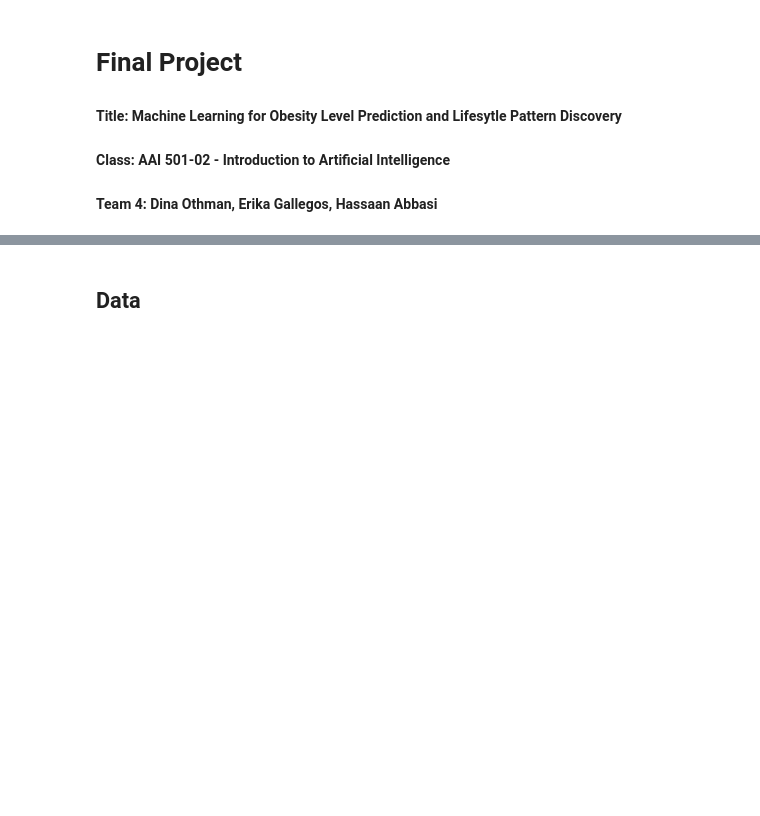
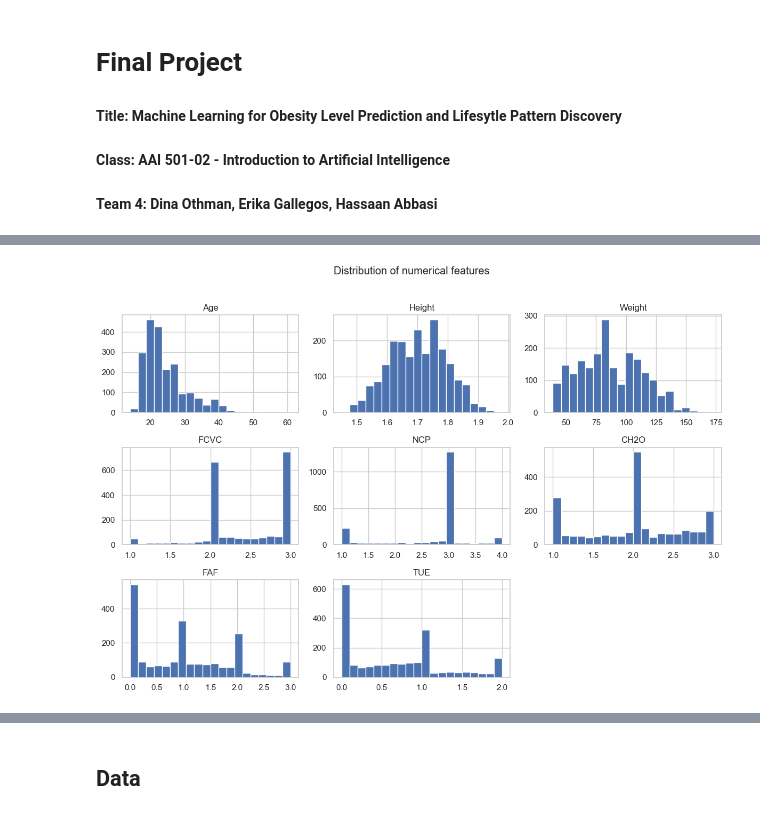
Before and after one commit to hassaanabbasi98/ProjectAAI-501-ObseityLevel-, a Jupyter notebook: erika_501_analysis.ipynb, the cells around one changed output, grey strips where cells are left out. Cells and saved outputs as stored; diff of their text form; code cells hidden in the pictures; blank space fills up the shorter version.

Commit message:
Add obesity dataset and update EDA notebook

```diff
--- a/erika_501_analysis.ipynb
+++ b/erika_501_analysis.ipynb
@@ -40,0 +43,11 @@ from scipy.stats import randint
+# %%
+ # Importing the data (.CSV file) from the local folder
+
+data_path = "ObesityDataSet_raw_and_data_sinthetic.csv"  # put the file is in same folder as notebook
+
+print("Working directory:", os.getcwd())
+print("Loading:", data_path)
+
+df = pd.read_csv(data_path)
+
+df.head()
@@ -40,0 +65,15 @@ from scipy.stats import randint
+# %%
+#  basic cleaning
+
+# 1) Drop exact duplicate rows
+df_clean = df.drop_duplicates().reset_index(drop=True)
+print("Shape after dropping duplicates:", df_clean.shape)
+
+# 2) No missing values in this dataset,
+missing_counts = df_clean.isna().sum()
+print("Missing values per column after cleaning:")
+print(missing_counts)
+
+# 3) Verify dtypes
+print("\nData types:")
+print(df_clean.dtypes)
@@ -40,0 +101,13 @@ from scipy.stats import randint
+# %%
+#  column groups
+
+target_col = "NObeyesdad"
+
+categorical_cols = ["Gender","family_history_with_overweight","FAVC","CAEC","SMOKE","SCC","CALC","MTRANS",
+    target_col,  # keep target in its own group when needed
+]
+
+numeric_cols = ["Age","Height","Weight","FCVC", "NCP","CH2O","FAF", "TUE",]
+
+print("Numeric columns:", numeric_cols)
+print("Categorical columns:", categorical_cols)
@@ -40,0 +155,8 @@ from scipy.stats import randint
+# %%
+# histograms for numeric features
+df_clean[numeric_cols].hist(bins=20, figsize=(12, 8))
+plt.suptitle("Distribution of numerical features", y=1.02)
+plt.tight_layout()
+plt.show()
+# %% [output]
+[figure, added]
```
Also changed, not shown: parts of 12 cells of this notebook, 1 other file.
